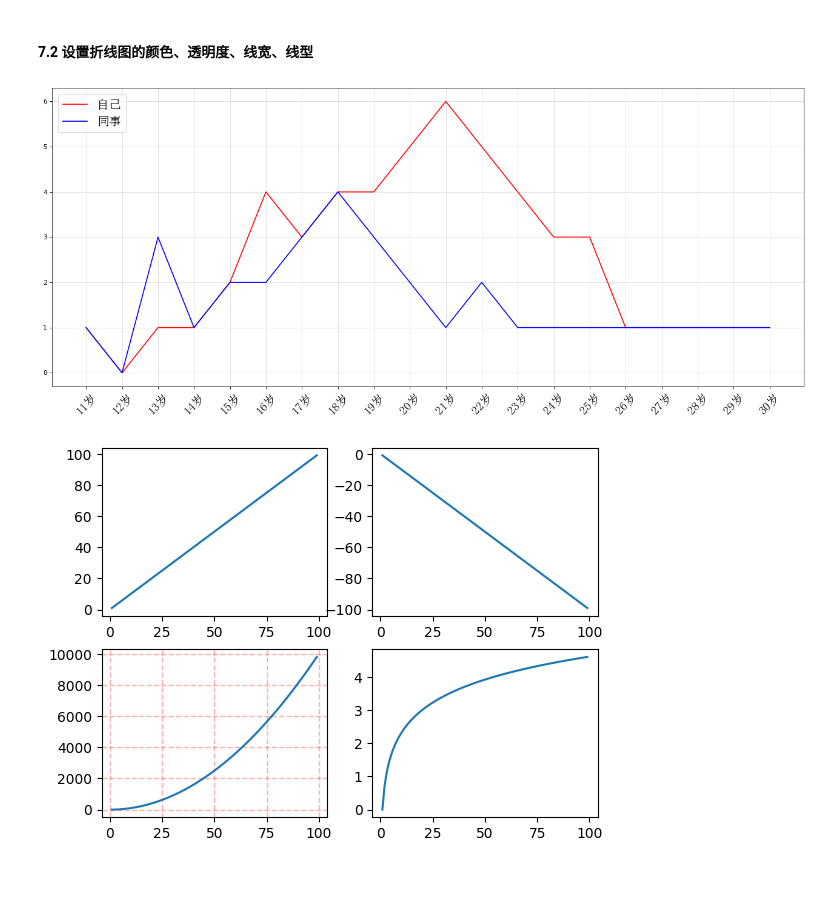
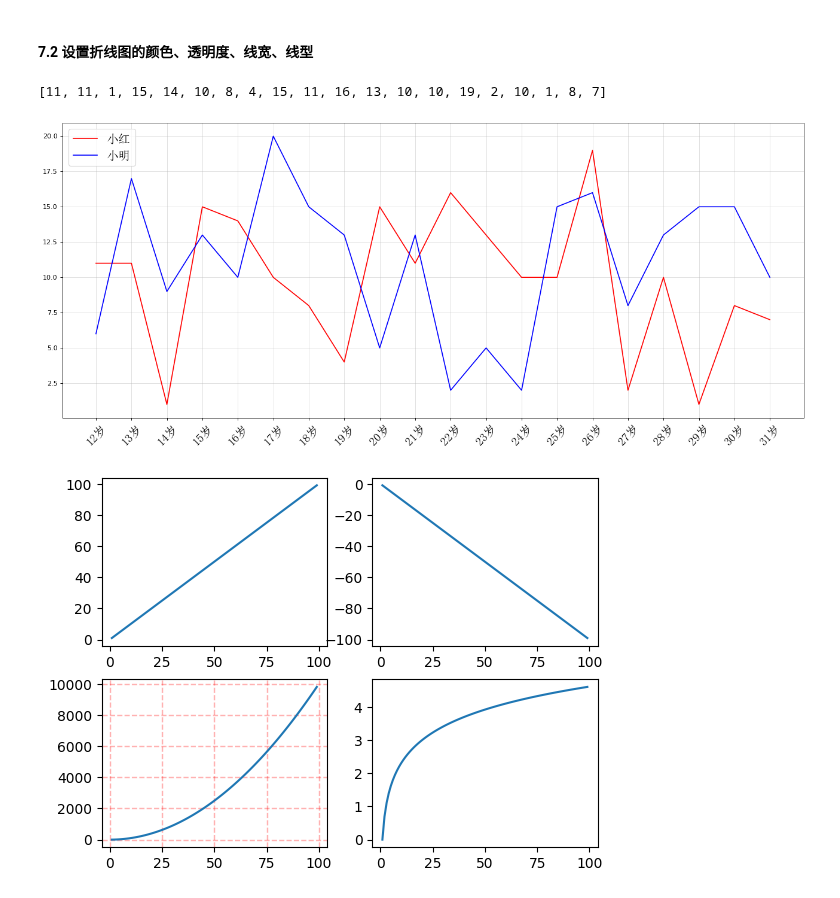
Before and after one commit to lushij/AI, a Jupyter notebook: jupyter/matplotlib学习.ipynb, the cells around one changed output. Saved outputs shown, nothing was run; the diff lists cells and outputs as text; code cells hidden in the pictures.

```diff
--- a/jupyter/matplotlib学习.ipynb
+++ b/jupyter/matplotlib学习.ipynb
@@ -69,28 +69,30 @@ plt.show()
 # %%
 # 7.7一图多线
 
-y1 = [1, 0, 1, 1, 2, 4, 3, 4, 4, 5, 6, 5, 4, 3, 3, 1, 1, 1, 1, 1]
-y2 = [1, 0, 3, 1, 2, 2, 3, 4, 3, 2, 1, 2, 1, 1, 1, 1, 1, 1, 1, 1]
+y1 = [random.randint(1,20) for i in range(20)]
+print(y1)
+y2 = [random.randint(1,20) for i in range(20)]
 
-x = range( 11, 31 )  # # 设置图形
+x = range( 12, 32 )  # # 设置图形 # 从 12 到 32# ，共 20 个值
 plt.figure( figsize=(20, 8), dpi=80 )  # 设置画布大小
-plt.plot( x, y1, color='red', label='自己' )
-plt.plot( x, y2, color='blue', label='同事' )
+plt.plot( x, y1, color='red', label='小红' )
+plt.plot( x, y2, color='blue', label='小明' )
 # 设置x轴刻度
-xtick_labels = ['{}岁'.format( i ) for i in x]
-my_font = font_manager.FontProperties( fname='C:\\Windows\\Fonts\\simsun.ttc', size=18 )
+xtick_labels = [f'{i}岁' for i in x]
+
 plt.xticks( x, xtick_labels, fontproperties=my_font, rotation=45 )
 # 绘制网格（网格也是可以设置线的样式)
 # alpha=0.4 设置透明度
 plt.grid( alpha=0.4 )
-
-#  添加图例(注意：只有在这里需要添加prop参数是显示中文，其他的都用fontproperties) # 设置位置loc : upper left、 lower left、 center left、 upper center
+#  添加图例(注意：只有在这里需要添加prop参数是显示中文，其他的都用fontproperties)
+# 设置位置loc : upper left、 lower left、 center left、 upper center
 plt.legend( prop=my_font, loc='upper left' )
 
 # 展示
 plt.show()
 # %% [output]
+[11, 11, 1, 15, 14, 10, 8, 4, 15, 11, 16, 13, 10, 10, 19, 2, 10, 1, 8, 7]
-[figure, old version]
+[figure, new version]
 # %%
 # 7.8拓展（一图多个坐标系子图）
 import numpy as np
```
Also changed, not shown: parts of 1 cell of this notebook, 1 other file.
